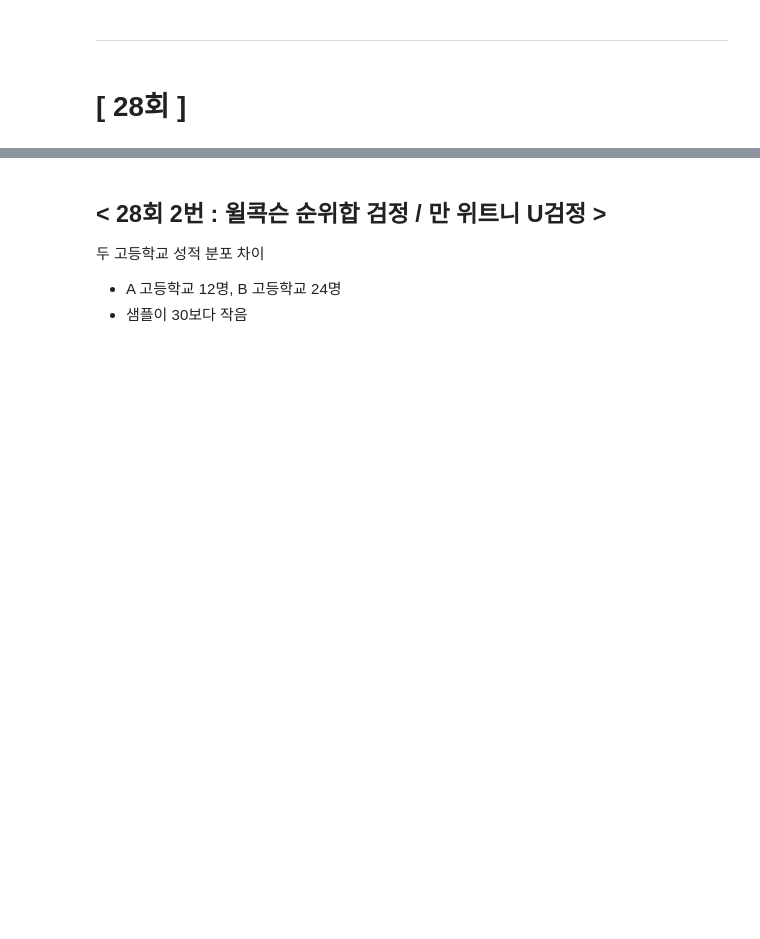
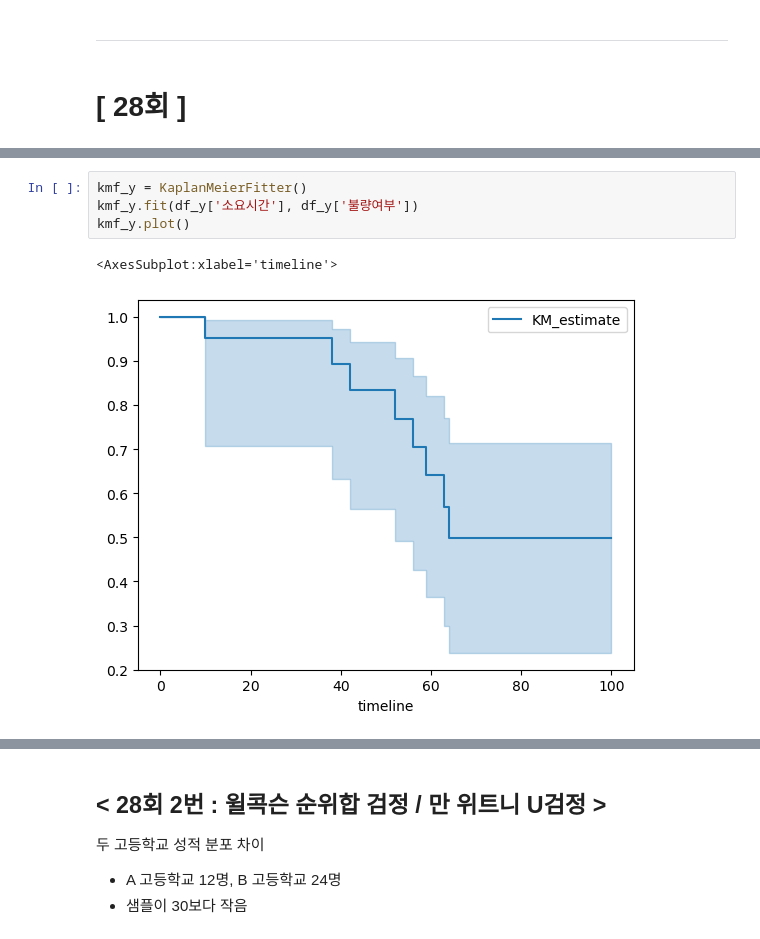
Before and after one commit to Minju-nimm/ADP, a Jupyter notebook: 기출/ADP_통계기출_28_25.ipynb, the cells around one changed output, grey strips where cells are left out. Drawn from its saved outputs; the diff is of its cells as text; blank space fills up the shorter version.

```diff
--- a/기출/ADP_통계기출_28_25.ipynb
+++ b/기출/ADP_통계기출_28_25.ipynb
@@ -24,0 +98,7 @@ warnings.filterwarnings("ignore")
+# %%
+kmf_y = KaplanMeierFitter()
+kmf_y.fit(df_y['소요시간'], df_y['불량여부'])
+kmf_y.plot()
+# %% [output]
+<AxesSubplot:xlabel='timeline'>
+[figure, added]
```
Also changed, not shown: parts of 25 cells of this notebook, 4 other files.
